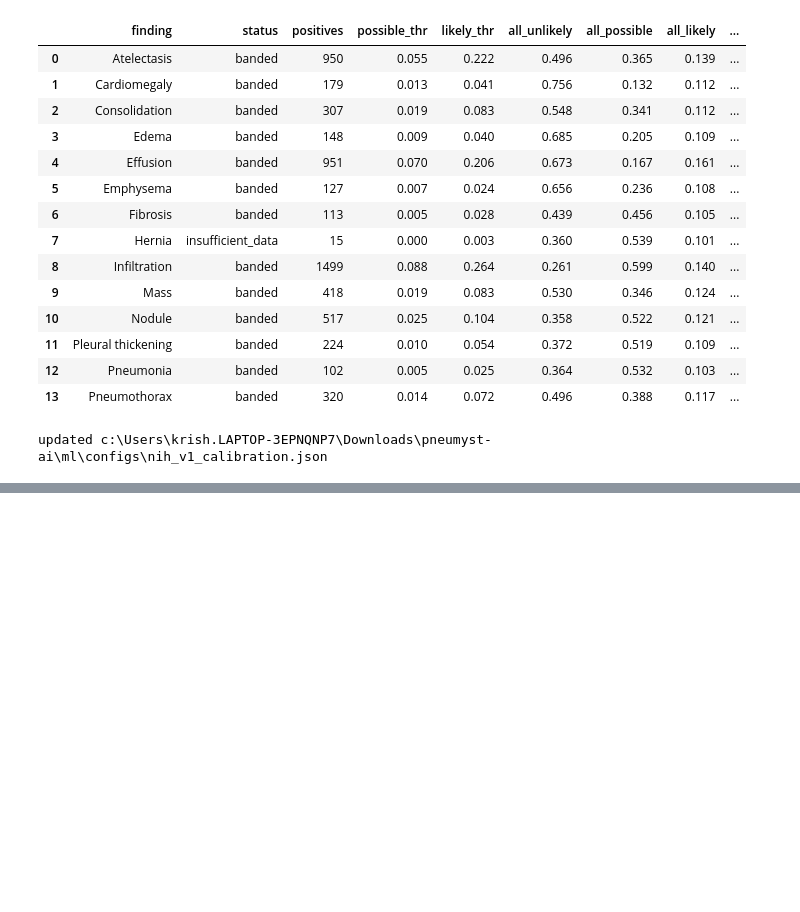
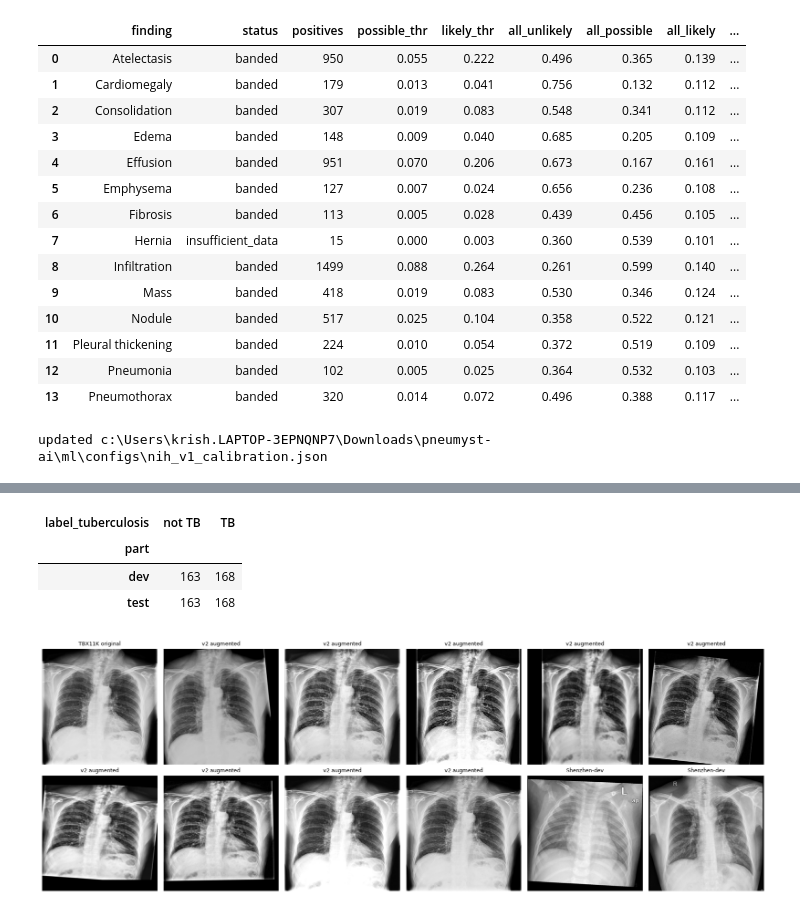
Before and after one commit to Fy1zN/pneumyst-ai, a Jupyter notebook: notebooks/train.ipynb, the cells around one changed output, grey strips where cells are left out. Saved outputs shown, nothing was run; the diff lists cells and outputs as text; code cells hidden in the pictures; blank space fills up the shorter version.

Commit message:
TB v2: Shenzhen-dev selection, label smoothing, wider augmentation, calibration; NIH v1 and TB v2 test results

```diff
--- a/notebooks/train.ipynb
+++ b/notebooks/train.ipynb
@@ -538,0 +608,27 @@ updated c:\Users\krish.LAPTOP-3EPNQNP7\Downloads\pneumyst-ai\ml\configs\nih_v1_c
+# %%
+split = tr.make_shenzhen_split(ROOT)          # creates ml/configs/tb_shenzhen_split.csv once; never overwrites
+sz = load_processed(ROOT, "shenzhen").merge(split, on="image_id")
+display(sz.groupby(["part", "label_tuberculosis"]).size().unstack().rename(columns={0: "not TB", 1: "TB"}))
+# %% [output]
+| label_tuberculosis | not TB | TB |
+| part |  |  |
+| dev | 163 | 168 |
+| test | 163 | 168 |
+# %%
+TB_V2_AUG = {"contrast": (0.65, 1.4), "gamma": (0.7, 1.5), "brightness": 0.15, "clahe_p": 0.3, "lowres_p": 0.3}
+tbx = load_processed(ROOT, "tbx11k")
+img = np.asarray(Image.open(ROOT / tbx[tbx["split"] == "train"].iloc[0]["processed_path"]))
+rng = np.random.default_rng(0)
+aug2 = AugConfig(pad_p=0.5, **TB_V2_AUG)
+fig, axes = plt.subplots(2, 6, figsize=(18, 6.5))
+axes[0, 0].imshow(img, cmap="gray", vmin=0, vmax=255); axes[0, 0].set_title("TBX11K original", fontsize=9)
+for ax in list(axes.ravel()[1:10]):
+    ax.imshow(augment(img, rng, aug2), cmap="gray", vmin=0, vmax=255); ax.set_title("v2 augmented", fontsize=9)
+for ax, (_, r) in zip(axes.ravel()[10:], sz[sz["part"] == "dev"].sample(2, random_state=1).iterrows()):
+    ax.imshow(np.asarray(Image.open(ROOT / r["processed_path"])), cmap="gray", vmin=0, vmax=255)
+    ax.set_title("Shenzhen-dev", fontsize=9)
+for ax in axes.ravel():
+    ax.axis("off")
+plt.tight_layout(); plt.show()
+# %% [output]
+[figure, added]
```
Also changed, not shown: parts of 6 cells of this notebook, 8 other files.
